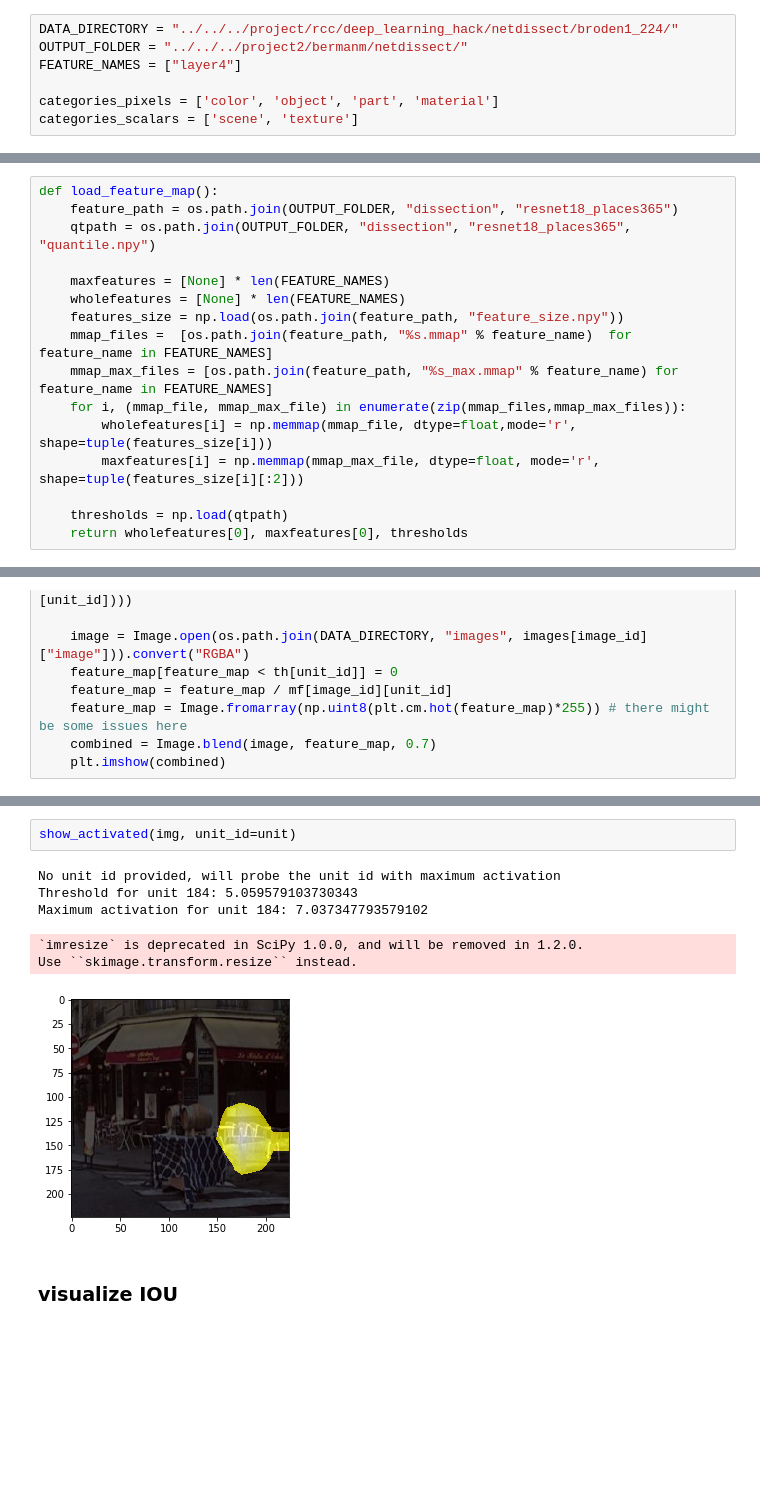
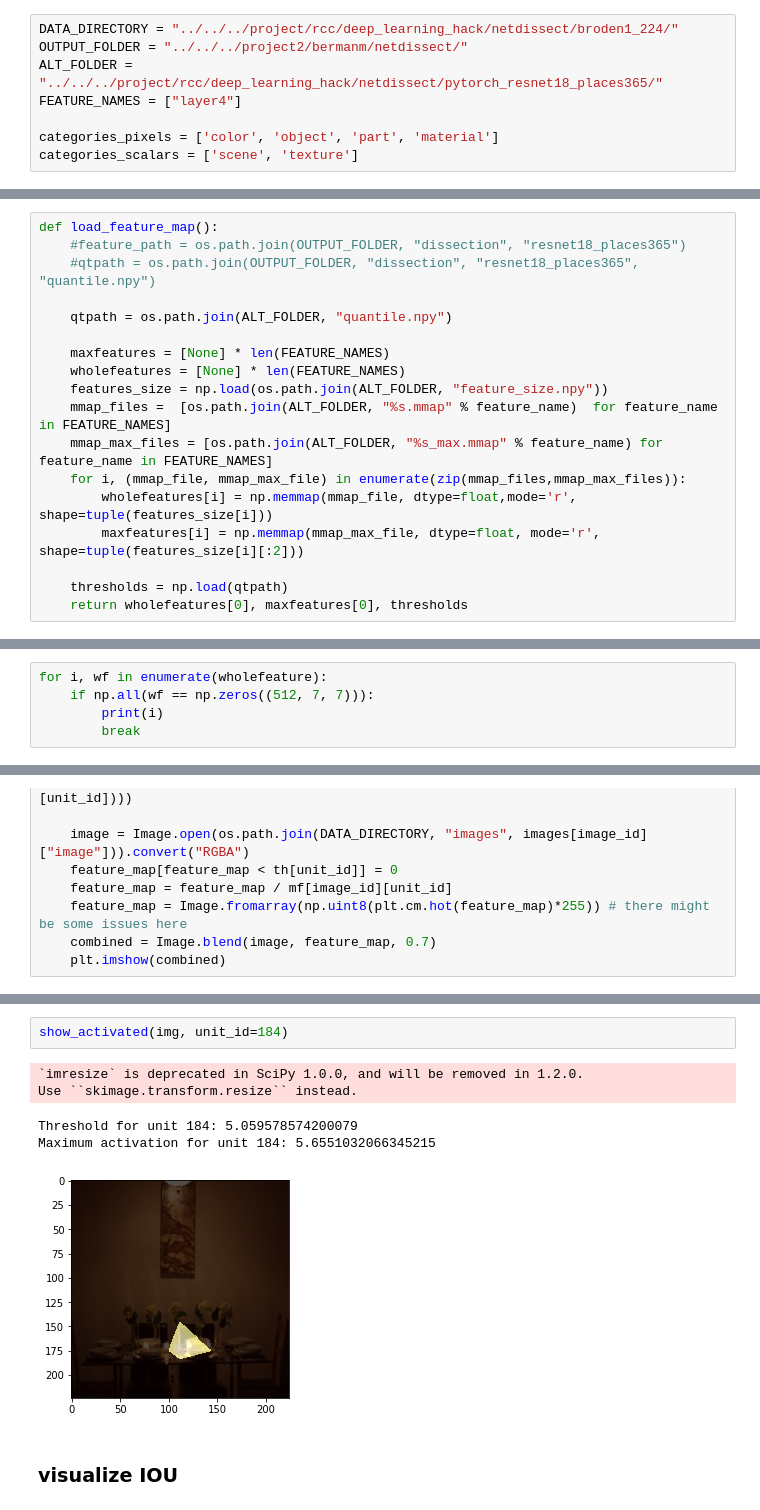
Before and after one commit to LC1905/ENL_NetDissect, a Jupyter notebook: visualization.ipynb, the cells around one changed output, grey strips where cells are left out. Drawn from its saved outputs; the diff is of its cells as text; blank space fills up the shorter version.

Commit message:
data path fixed

```diff
--- a/visualization.ipynb
+++ b/visualization.ipynb
@@ -17,6 +15,7 @@ unit = None
 # %%
 DATA_DIRECTORY = "../../../project/rcc/deep_learning_hack/netdissect/broden1_224/"
 OUTPUT_FOLDER = "../../../project2/bermanm/netdissect/"
+ALT_FOLDER = "../../../project/rcc/deep_learning_hack/netdissect/pytorch_resnet18_places365/"
 FEATURE_NAMES = ["layer4"]
 
 categories_pixels = ['color', 'object', 'part', 'material']
@@ -246,14 +245,16 @@ view
 ### visualize feature map
 # %%
 def load_feature_map():
-    feature_path = os.path.join(OUTPUT_FOLDER, "dissection", "resnet18_places365")
-    qtpath = os.path.join(OUTPUT_FOLDER, "dissection", "resnet18_places365", "quantile.npy")
+    #feature_path = os.path.join(OUTPUT_FOLDER, "dissection", "resnet18_places365")
+    #qtpath = os.path.join(OUTPUT_FOLDER, "dissection", "resnet18_places365", "quantile.npy")
+
+    qtpath = os.path.join(ALT_FOLDER, "quantile.npy")
 
     maxfeatures = [None] * len(FEATURE_NAMES)
     wholefeatures = [None] * len(FEATURE_NAMES)
-    features_size = np.load(os.path.join(feature_path, "feature_size.npy"))
-    mmap_files =  [os.path.join(feature_path, "%s.mmap" % feature_name)  for feature_name in FEATURE_NAMES]
-    mmap_max_files = [os.path.join(feature_path, "%s_max.mmap" % feature_name) for feature_name in FEATURE_NAMES]
+    features_size = np.load(os.path.join(ALT_FOLDER, "feature_size.npy"))
+    mmap_files =  [os.path.join(ALT_FOLDER, "%s.mmap" % feature_name)  for feature_name in FEATURE_NAMES]
+    mmap_max_files = [os.path.join(ALT_FOLDER, "%s_max.mmap" % feature_name) for feature_name in FEATURE_NAMES]
     for i, (mmap_file, mmap_max_file) in enumerate(zip(mmap_files,mmap_max_files)):
         wholefeatures[i] = np.memmap(mmap_file, dtype=float,mode='r', shape=tuple(features_size[i]))
         maxfeatures[i] = np.memmap(mmap_max_file, dtype=float, mode='r', shape=tuple(features_size[i][:2]))
@@ -262,3 +263,8 @@ def load_feature_map():
     return wholefeatures[0], maxfeatures[0], thresholds
 # %%
 wholefeature, maxfeature, thresholds = load_feature_map()
+# %%
+for i, wf in enumerate(wholefeature):
+    if np.all(wf == np.zeros((512, 7, 7))):
+        print(i)
+        break
@@ -309,12 +328,11 @@ def show_activated(image_id, images=images, th=thresholds, wf=wholefeature, mf=m
 # %%
-show_activated(img, unit_id=unit)
+show_activated(img, unit_id=184)
 # %% [output]
-No unit id provided, will probe the unit id with maximum activation
-Threshold for unit 184: 5.059579103730343
-Maximum activation for unit 184: 7.037347793579102
+`imresize` is deprecated in SciPy 1.0.0, and will be removed in 1.2.0.
+Use ``skimage.transform.resize`` instead.
-`imresize` is deprecated in SciPy 1.0.0, and will be removed in 1.2.0.
-Use ``skimage.transform.resize`` instead.
+Threshold for unit 184: 5.059578574200079
+Maximum activation for unit 184: 5.6551032066345215
-[figure, old version]
+[figure, new version]
 # %% [markdown]
 ### visualize IOU
 # %%
```
Also changed, not shown: parts of 12 cells of this notebook.
